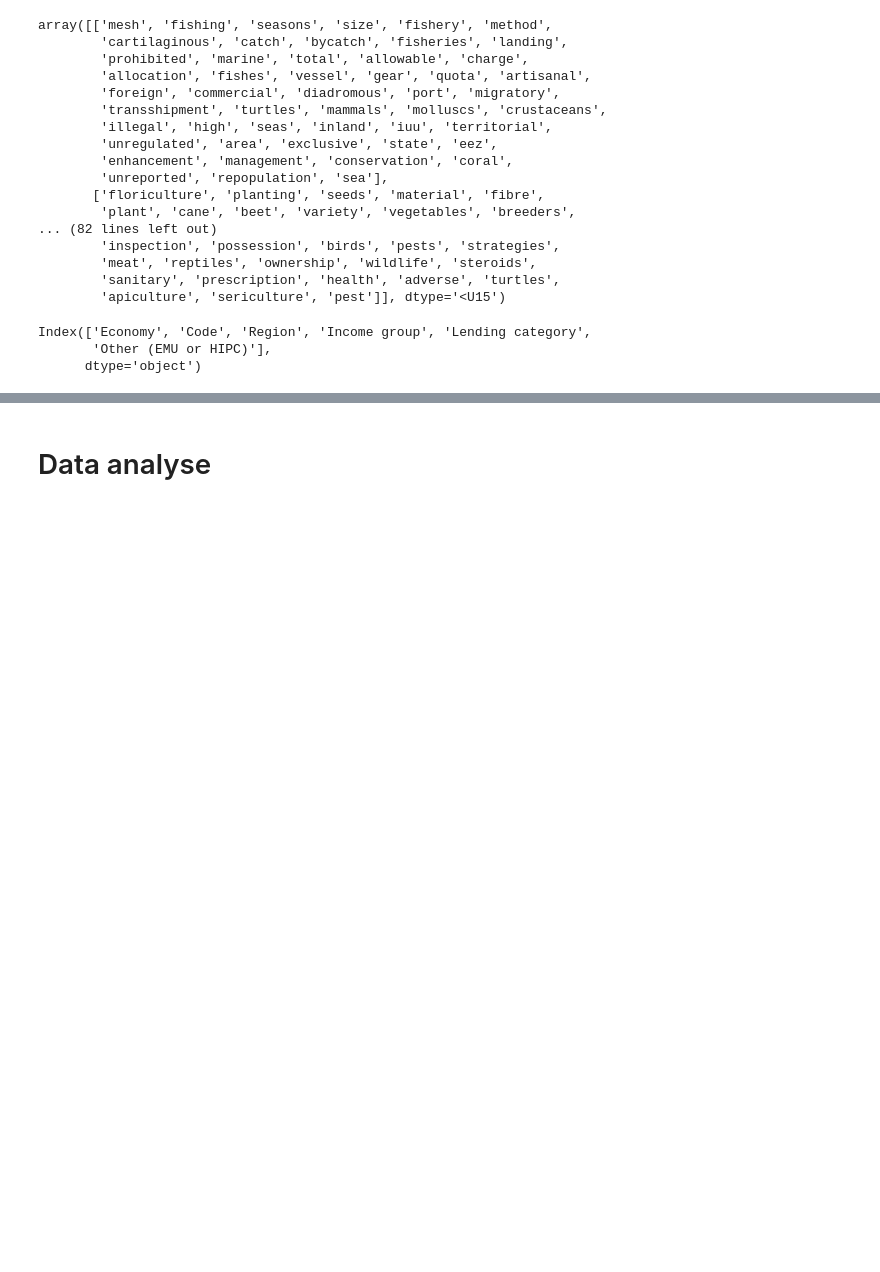
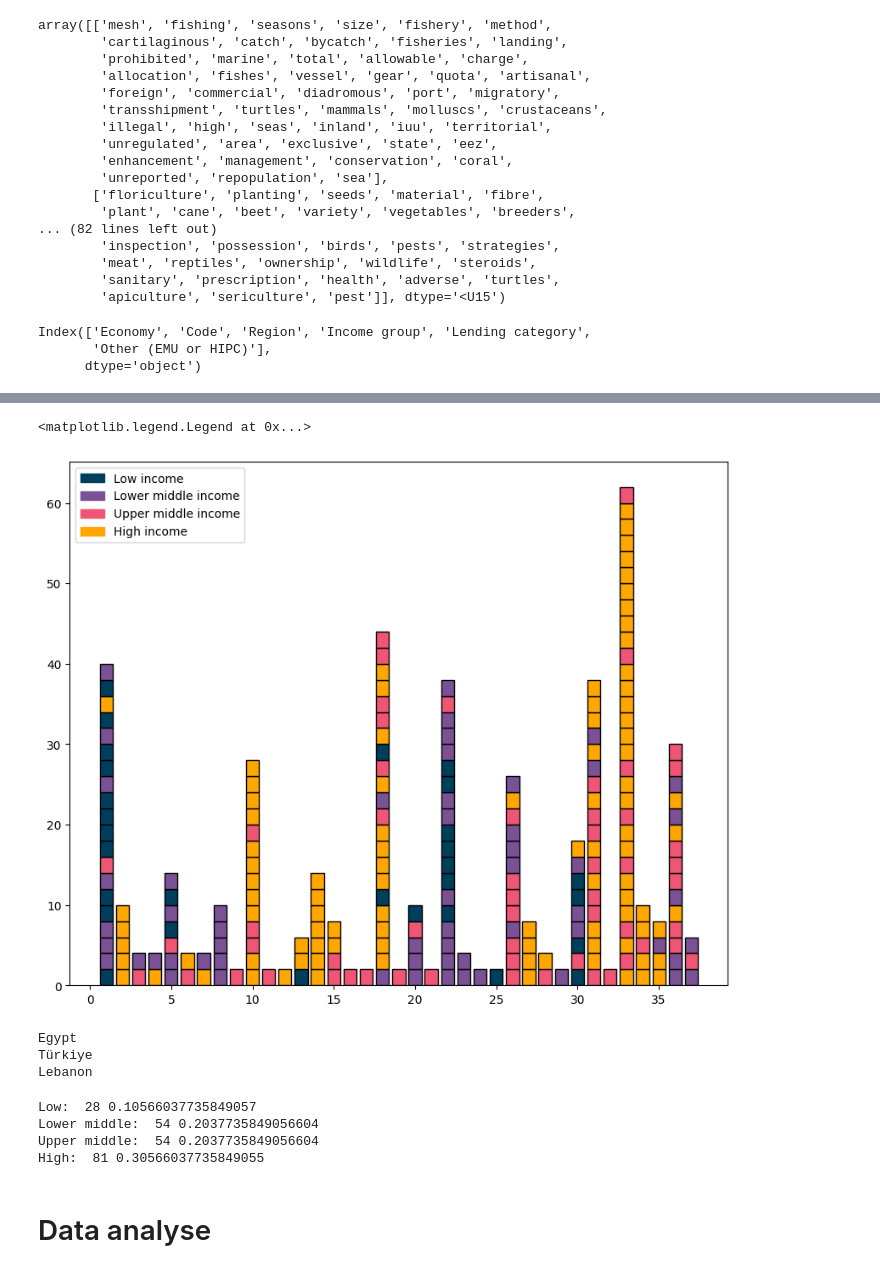
Before and after one commit to gustavn19/Fagprojekt, a Jupyter notebook: gn.ipynb, the cells around one changed output, grey strips where cells are left out. Drawn from its saved outputs; the diff is of its cells as text; code cells hidden in the pictures; blank space fills up the shorter version.

```diff
--- a/gn.ipynb
+++ b/gn.ipynb
@@ -443,13 +448,7 @@ for i in range(len(income_countries)):
                 countries_income_dic[j]= 3
 missing_income_countries = []
 missing_income_countries_names=[]
-for i in range(len(countries_swap)):
+for i in countries_swap.keys():
     if i not in income_listed_countries:
         missing_income_countries.append(i)
-        missing_income_countries_names.append([countries_swap[i]])
+        missing_income_countries_names.append(countries_swap[i])
-# %%
-""""
-manual_income =  []
-for i in missing_income_countries:
-    countries_income_dic[i]= manual_income[i]
-"""
@@ -458,3 +510,9 @@ for i in missing_income_countries:
+# %%
+extra_countries = [('Saint Barthélemy (FRA)',3),('Kyrgyzstan',1),('Andean Community',2),('Palestine',1),('Iran (Islamic Republic of)',1),('Slovakia',3),('Saint Helena, Ascension and Tristan da Cunha (UK)',3),('Jersey  (UK)',3),('Montserrat (UK)',3),('European Union',3),("Democratic People's Republic of Korea",0),('Falkland Islands (Malvinas)',3),
+('Anguilla (UK)',3),('Cook Islands',3),('Micronesia (Federated States of)',1),('Republic of Korea',3),('MERCOSUR',2),('Democratic Republic of the Congo',0),('Guernsey (UK)',3),('Saint Lucia',2),('Czechia',3),('Venezuela (Bolivarian Republic of)',1),('Pitcairn (UK)',3),("Lao People's Democratic Republic",1)]
+
+for i,j in extra_countries:
+    countries_income_dic[countries[i]]= j
 # %%
 # Compare countries income: function takes a list of country indexes and returns the rang between lowest and higest income country and the standard deviation
 def check_income(community):
@@ -466,6 +524,7 @@ def check_income(community):
     return range, std
 # %%
 c1 = [countries["Denmark"],countries["Sweden"]]
-check_income(c1)
+for i in range(len(communities)):
+    print(check_income(communities[i+1]))
 # %% [output]
 (0, 0.0)
@@ -472,3 +547,55 @@ check_income(c1)
+# %%
+import matplotlib.pyplot as plt
+import matplotlib.patches as mpatches
+colors = ['b', 'g', 'r', 'c', 'm', 'y', 'k', 'n','b', 'g', 'r', 'c', 'm', 'y', 'k', 'n','b', 'g', 'r', 'c', 'm', 'y', 'k', 'n','b', 'g', 'r', 'c', 'm', 'y', 'k', 'w','b', 'g', 'r', 'c', 'm', 'y', 'k', 'w','b', 'g', 'r', 'c', 'm', 'y', 'k', 'w']
+plt.figure(figsize=(10, 8))
+for j in range(len(communities)):
+    for i in range(len(communities[j+1])):
+        if i == 0:
+            if countries_income_dic[communities[j+1][i]] == 0:
+                plt.bar(j+1, 2, color="#003f5c",width=0.8,edgecolor="#000000")
+            elif countries_income_dic[communities[j+1][i]] == 1:
+                plt.bar(j+1, 2, color="#7a5195",width=0.8,edgecolor="#000000")
+            elif countries_income_dic[communities[j+1][i]] == 2:
+                plt.bar(j+1, 2, color="#ef5675",width=0.8,edgecolor="#000000")
+            elif countries_income_dic[communities[j+1][i]] == 3:
+                plt.bar(j+1, 2, color="#ffa600",width=0.8,edgecolor="#000000")
+            h=2
+        else:
+            if countries_income_dic[communities[j+1][i]] == 0:
+                plt.bar(j+1, 2, bottom=h, color="#003f5c",width=0.8,edgecolor="#000000")
+            elif countries_income_dic[communities[j+1][i]] == 1:
+                plt.bar(j+1, 2, bottom=h, color="#7a5195",width=0.8,edgecolor="#000000")
+            elif countries_income_dic[communities[j+1][i]] == 2:
+                plt.bar(j+1, 2, bottom=h, color="#ef5675",width=0.8,edgecolor="#000000")
+            elif countries_income_dic[communities[j+1][i]] == 3:
+                plt.bar(j+1, 2, bottom=h, color="#ffa600",width=0.8,edgecolor="#000000")
+            h=h+2
+pop_a = mpatches.Patch(color='#003f5c', label="Low income")
+pop_b = mpatches.Patch(color='#7a5195', label="Lower middle income")
+pop_c = mpatches.Patch(color='#ef5675', label="Upper middle income")
+pop_d = mpatches.Patch(color='#ffa600', label='High income')
+plt.legend(handles=[pop_a,pop_b,pop_c,pop_d])
+# %% [output]
+<matplotlib.legend.Legend at 0x...>
+[figure, added]
+# %%
+for c in communities[37]:
+    print(countries_swap[c])
+# %% [output]
+Egypt
+Türkiye
+Lebanon
+# %%
+print("Low: ",income_groups.count("Low income"),income_groups.count("Low income")/len(income_groups))
+print("Lower middle: ",income_groups.count("Lower middle income"),income_groups.count("Lower middle income")/len(income_groups))
+print("Upper middle: ",income_groups.count("Upper middle income"),income_groups.count("Upper middle income")/len(income_groups))
+print("High: ",income_groups.count("High income"),income_groups.count("High income")/len(income_groups))
+# %% [output]
+Low:  28 0.10566037735849057
+Lower middle:  54 0.2037735849056604
+Upper middle:  54 0.2037735849056604
+High:  81 0.30566037735849055
 # %% [markdown]
 # Data analyse
 # %%
```
Also changed, not shown: parts of 10 cells of this notebook.
